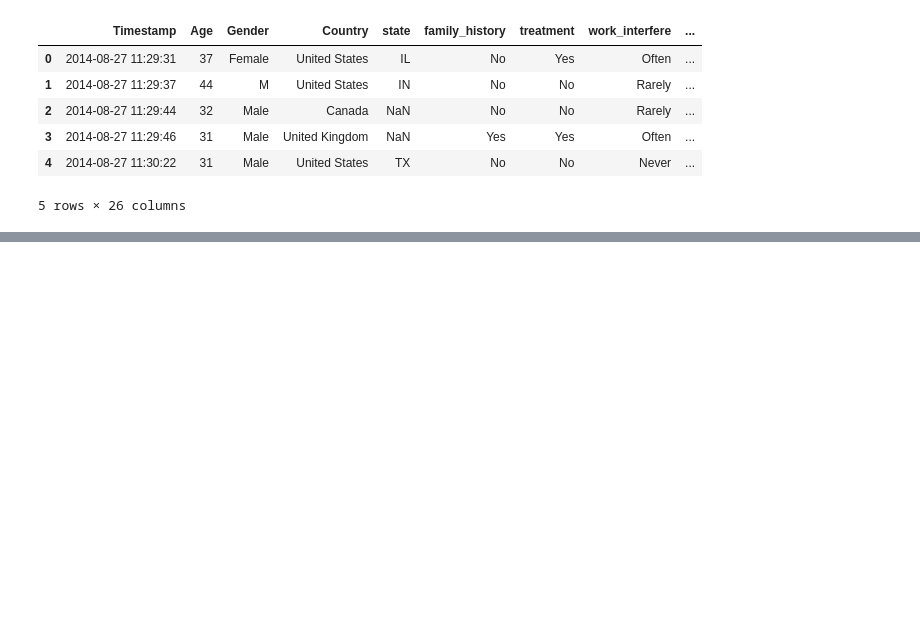
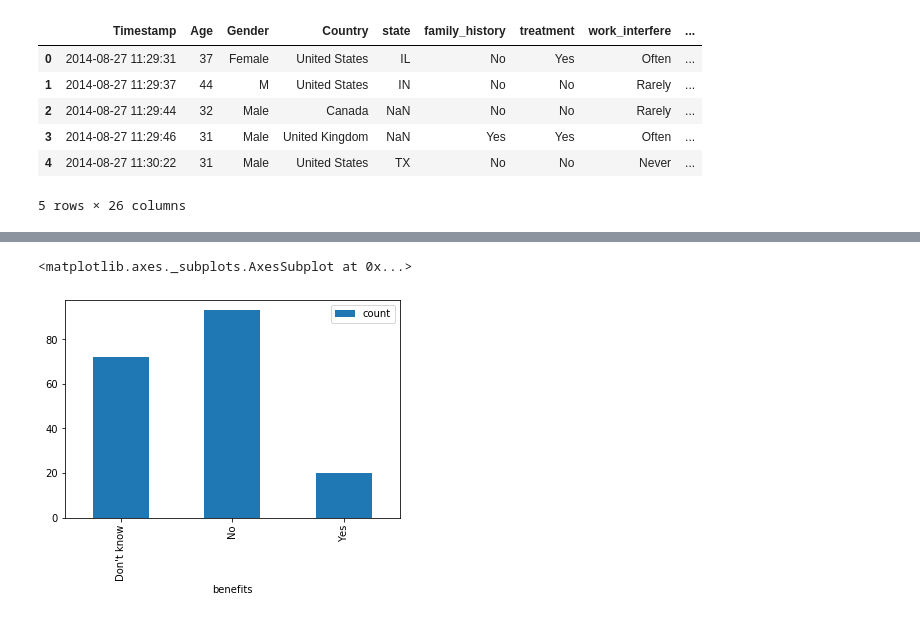
Before and after one commit to ShanmugaPriyaan/Data1202_Final-assignment-, a Jupyter notebook: Untitled.ipynb, the cells around one changed output, grey strips where cells are left out. Drawn from its saved outputs; the diff is of its cells as text; code cells hidden in the pictures; blank space fills up the shorter version.

```diff
--- a/Untitled.ipynb
+++ b/Untitled.ipynb
@@ -51,0 +81,5 @@ Finalass_data1.head()
+# %%
+function('United Kingdom','benefits')
+# %% [output]
+<matplotlib.axes._subplots.AxesSubplot at 0x...>
+[figure, added]
```
Also changed, not shown: parts of 10 cells of this notebook.
